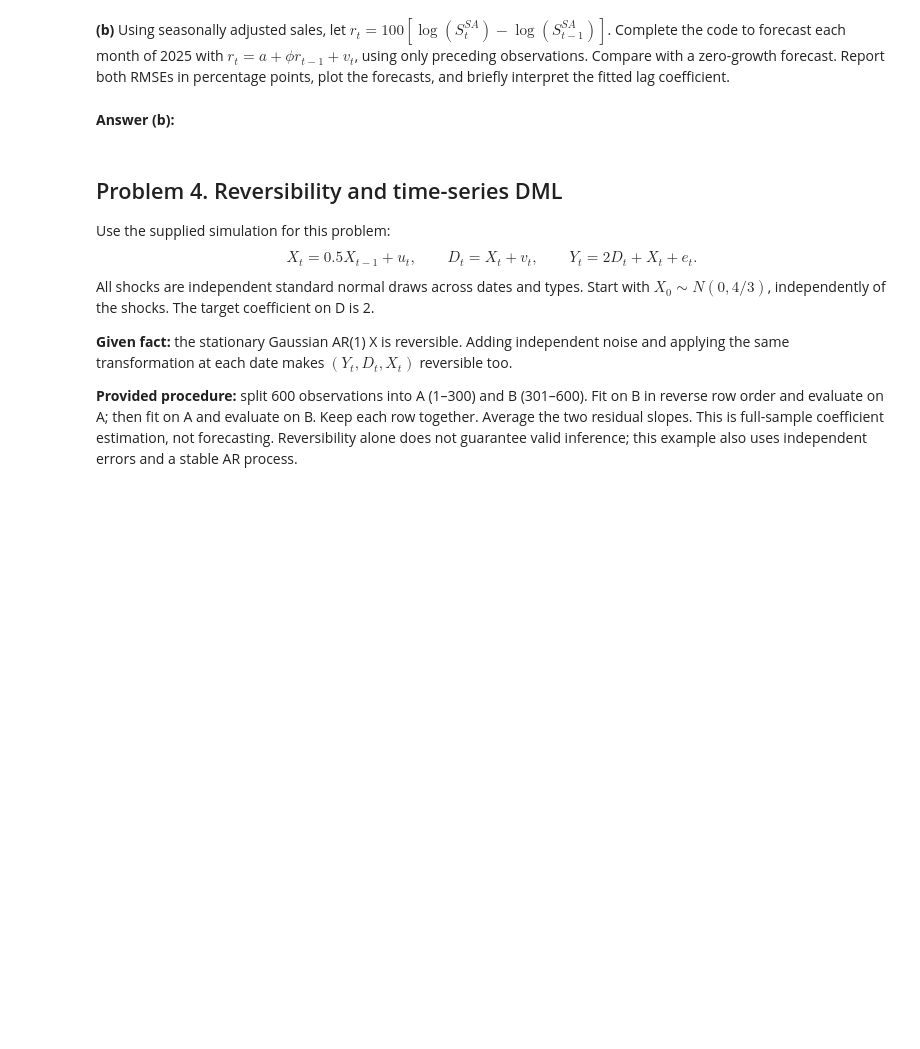
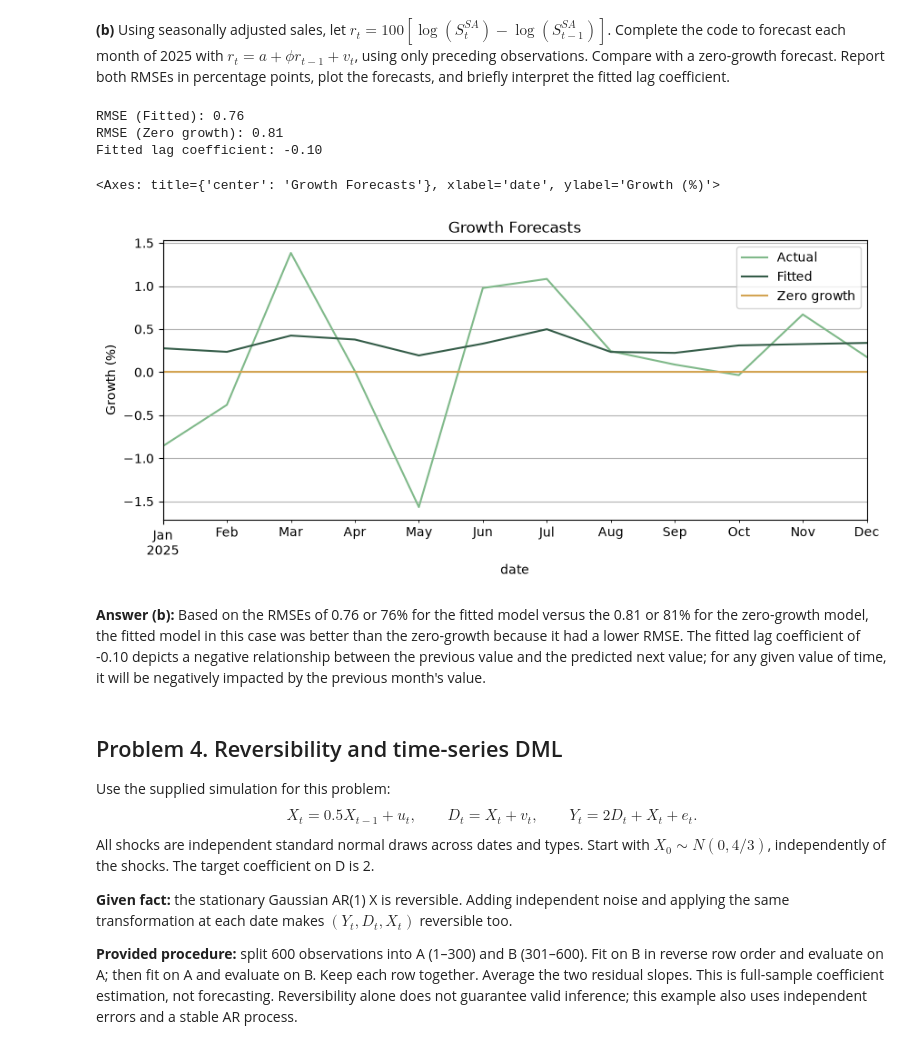
Before and after one commit to matthewbadillo001/ECON422_MatthewBadillo, a Jupyter notebook: ECON422_PS2.ipynb, the cells around one changed output. Saved outputs shown, nothing was run; the diff lists cells and outputs as text; code cells hidden in the pictures; blank space fills up the shorter version.

```diff
--- a/ECON422_PS2.ipynb
+++ b/ECON422_PS2.ipynb
@@ -183,14 +183,37 @@ ar_data = pd.concat([r, r.shift(1).rename('lag1')],axis=1).dropna()
 # %%
 q3 = pd.DataFrame(index=test_dates)
 q3['Actual'] = r.loc[test_dates]
 q3['Zero growth'] = 0.0
 for date in test_dates:
     train = ar_data.loc[ar_data.index < date]
     # TODO fit growth on lag1 and forecast this month's growth.
-    pass
+    # Fit the growth on lag1
+    model = LinearRegression()
+    model.fit(train[['lag1']], train['growth'])
+    # Forecast this month's growth
+    last_lag = train[['lag1']].iloc[[-1]]
+    q3.loc[date, 'Fitted'] = model.predict(last_lag)[0]
 # TODO report RMSEs, plot, and report the fitted lag coefficient.
+# Report RMSEs and the fitted lag coefficient.
+RMSE_fitted = rmse(q3['Actual'], q3['Fitted'])
+RMSE_zero_growth = rmse(q3['Actual'], q3['Zero growth'])
+print(f'RMSE (Fitted): {RMSE_fitted:.2f}')
+print(f'RMSE (Zero growth): {RMSE_zero_growth:.2f}')
+print(f'Fitted lag coefficient: {model.coef_[0]:.2f}')
+
+# Plot the forecasts
+q3[['Actual', 'Fitted', 'Zero growth']].plot(title='Growth Forecasts', ylabel='Growth (%)')
+
+# This code was mostly written by GitHub Copilot using comments as prompts and reviewed/edited to make sure the desired results were produced.
+# %% [output]
+RMSE (Fitted): 0.76
+RMSE (Zero growth): 0.81
+Fitted lag coefficient: -0.10
+<Axes: title={'center': 'Growth Forecasts'}, xlabel='date', ylabel='Growth (%)'>
+[figure, added]
 # %% [markdown]
 **Answer (b):**
+Based on the RMSEs of 0.76 or 76% for the fitted model versus the 0.81 or 81% for the zero-growth model, the fitted model in this case was better than the zero-growth because it had a lower RMSE. The fitted lag coefficient of -0.10 depicts a negative relationship between the previous value and the predicted next value; for any given value of time, it will be negatively impacted by the previous month's value.
 # %% [markdown]
 ## Problem 4. Reversibility and time-series DML
 
```
